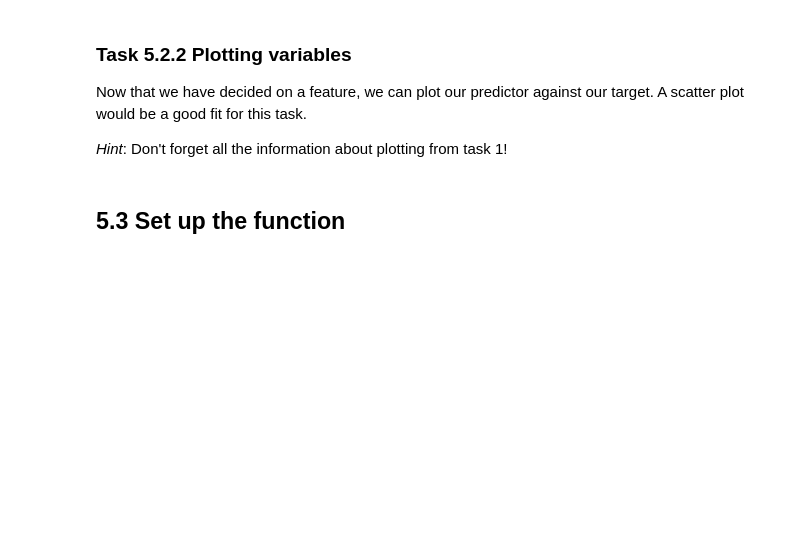
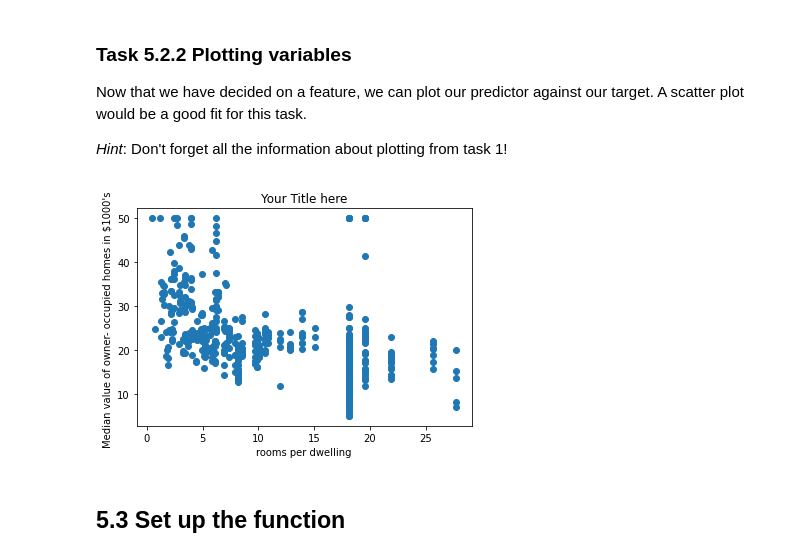
Before and after one commit to joe-hannes/DAIS, a Jupyter notebook: week2/Regression.ipynb, the cells around one changed output. Cells and saved outputs as stored; diff of their text form; code cells hidden in the pictures; blank space fills up the shorter version.

```diff
--- a/week2/Regression.ipynb
+++ b/week2/Regression.ipynb
@@ -48,8 +52,9 @@ we should choose a predicting feature that has a high correlation with our targe
 
 Choose a predictor (independent variable) and isolate the feature in the variable _x_.
 # %%
-x =  # your code here
+x =  boston['data'][0:,2] # rm
 medv = boston["target"]
+# print(x)
 # %% [markdown]
 ### Task 5.2.2 Plotting variables
 Now that we have decided on a feature, we can plot our predictor against our target.
@@ -59,6 +64,9 @@ _Hint_: Don't forget all the information about plotting from task 1!
 # %%
 # your code here
 plt.title("Your Title here")
-plt.xlabel("Your X Label here")
-plt.ylabel("Your Y Label here")
+plt.xlabel("rooms per dwelling")
+plt.ylabel("Median value of owner- occupied homes in $1000's ")
+plt.scatter(x, medv)
 plt.show()
+# %% [output]
+[figure, added]
```
Also changed, not shown: parts of 7 cells of this notebook.
